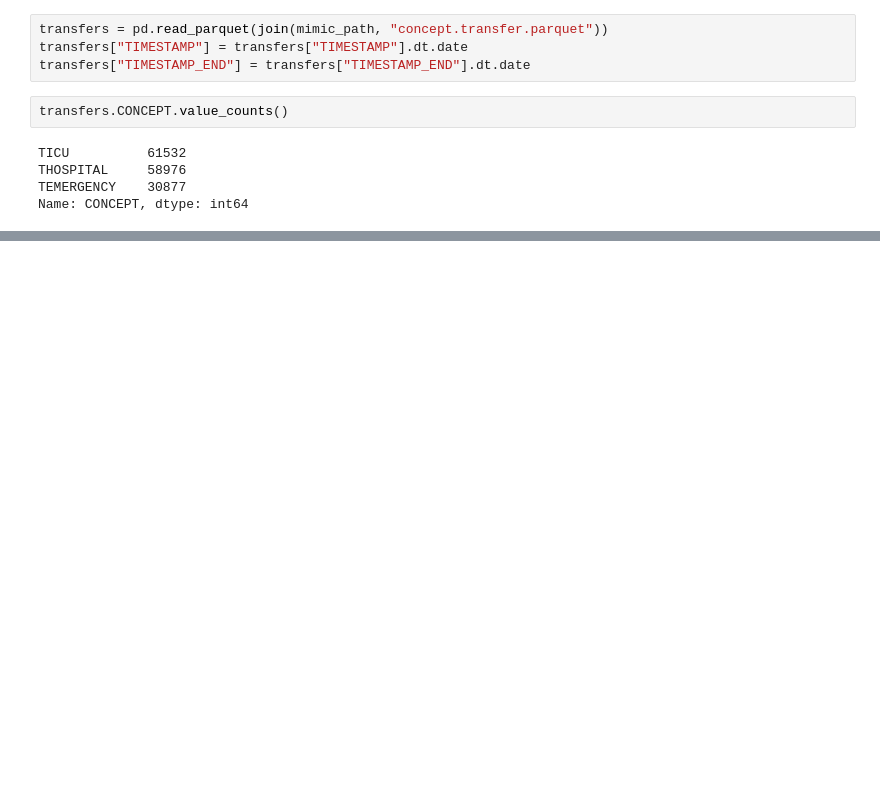
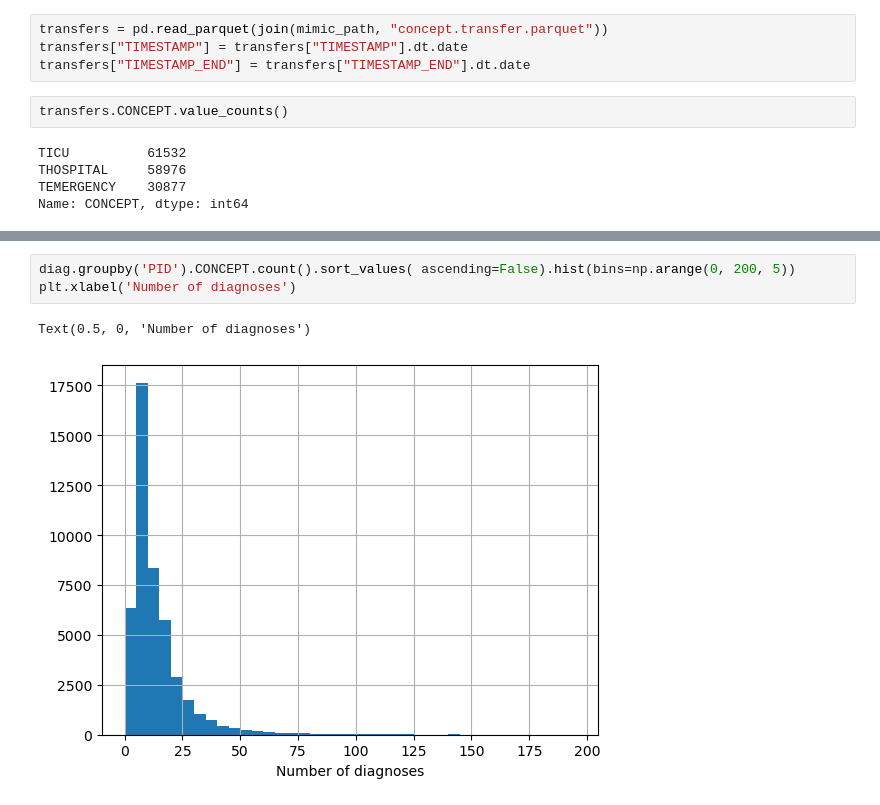
Before and after one commit to kirilklein/patbert, a Jupyter notebook: notebooks/explore/mimic3.ipynb, the cells around one changed output, grey strips where cells are left out. Cells and saved outputs as stored; diff of their text form; blank space fills up the shorter version.

```diff
--- a/notebooks/explore/mimic3.ipynb
+++ b/notebooks/explore/mimic3.ipynb
@@ -65,0 +74,6 @@ We should replace values occuring in less than 1% with a RARE token
+# %%
+diag.groupby('PID').CONCEPT.count().sort_values( ascending=False).hist(bins=np.arange(0, 200, 5))
+plt.xlabel('Number of diagnoses')
+# %% [output]
+Text(0.5, 0, 'Number of diagnoses')
+[figure, added]
```
Also changed, not shown: parts of 18 cells of this notebook, 2 other files.
